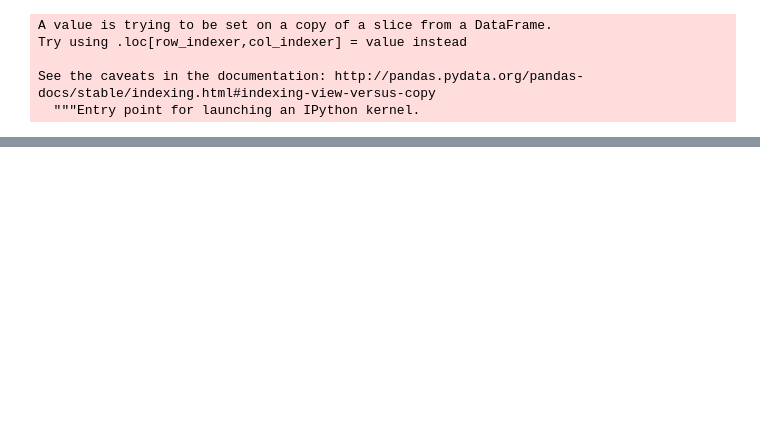
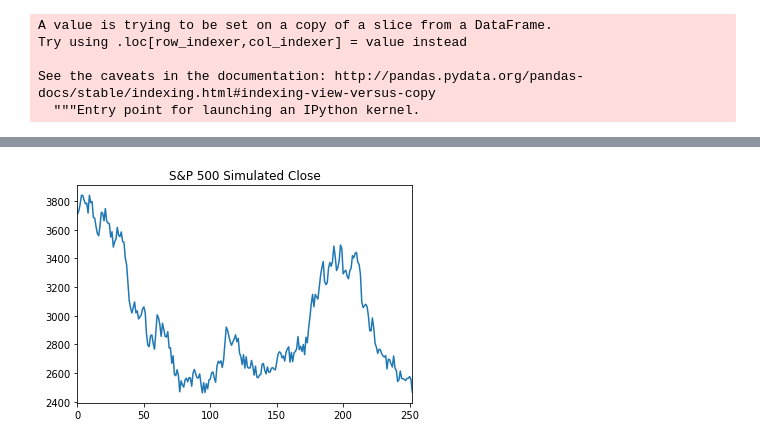
Before and after one commit to edsrisk/covid_portfolio_and_monte_carlo, a Jupyter notebook: monte_carlo/monte_carlo_1.ipynb, the cells around one changed output, grey strips where cells are left out. Drawn from its saved outputs; the diff is of its cells as text; code cells hidden in the pictures; blank space fills up the shorter version.

Commit message:
replaced hvplots with plot() because github does not show hvplot graphs...

```diff
--- a/monte_carlo/monte_carlo_1.ipynb
+++ b/monte_carlo/monte_carlo_1.ipynb
@@ -205,4 +205,7 @@ monte_carlo.tail()
 # %%
 import hvplot.pandas
-monte_carlo['S&P 500 Simulated Close'].hvplot.line()
+import matplotlib.pyplot as plt
+monte_carlo['S&P 500 Simulated Close'].plot()
+plt.title('S&P 500 Simulated Close')
+plt.show()
 # %% [output]
@@ -209,0 +212 @@ monte_carlo['S&P 500 Simulated Close'].hvplot.line()
+[figure, added]
```
Also changed, not shown: parts of 6 cells of this notebook, 1 other file.
